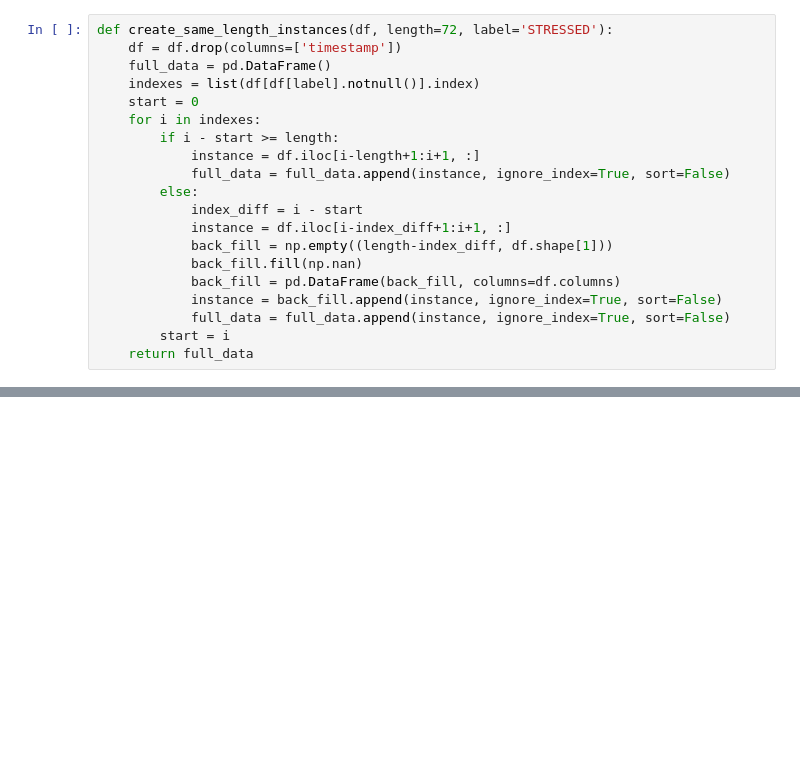
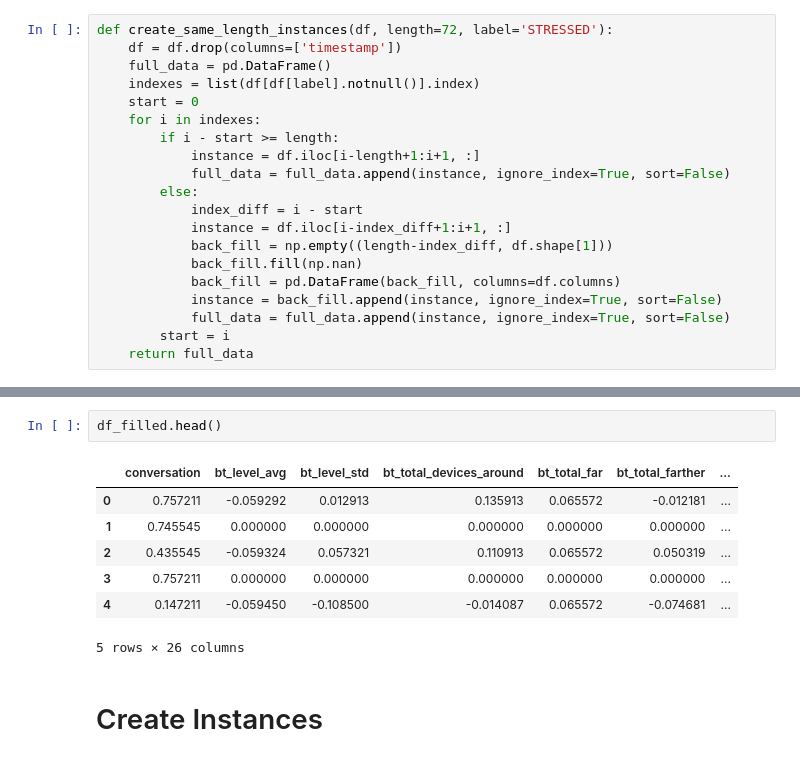
Before and after one commit to acikmese/master-thesis, a Jupyter notebook: student-life/dataset-creation/create_same_length_instances.ipynb, the cells around one changed output, grey strips where cells are left out. Drawn from its saved outputs; the diff is of its cells as text; blank space fills up the shorter version.

```diff
--- a/student-life/dataset-creation/create_same_length_instances.ipynb
+++ b/student-life/dataset-creation/create_same_length_instances.ipynb
@@ -120,0 +126,12 @@ uza[uza.STRESSED.notnull()]
+# %%
+df_filled.head()
+# %% [output]
+|  | conversation | bt_level_avg | bt_level_std | bt_total_devices_around | bt_total_far | bt_total_farther | ... |
+| 0 | 0.757211 | -0.059292 | 0.012913 | 0.135913 | 0.065572 | -0.012181 | ... |
+| 1 | 0.745545 | 0.000000 | 0.000000 | 0.000000 | 0.000000 | 0.000000 | ... |
+| 2 | 0.435545 | -0.059324 | 0.057321 | 0.110913 | 0.065572 | 0.050319 | ... |
+| 3 | 0.757211 | 0.000000 | 0.000000 | 0.000000 | 0.000000 | 0.000000 | ... |
+| 4 | 0.147211 | -0.059450 | -0.108500 | -0.014087 | 0.065572 | -0.074681 | ... |
+5 rows × 26 columns
+# %% [markdown]
+# Create Instances
```
Also changed, not shown: parts of 50 cells of this notebook, 1 other file.
